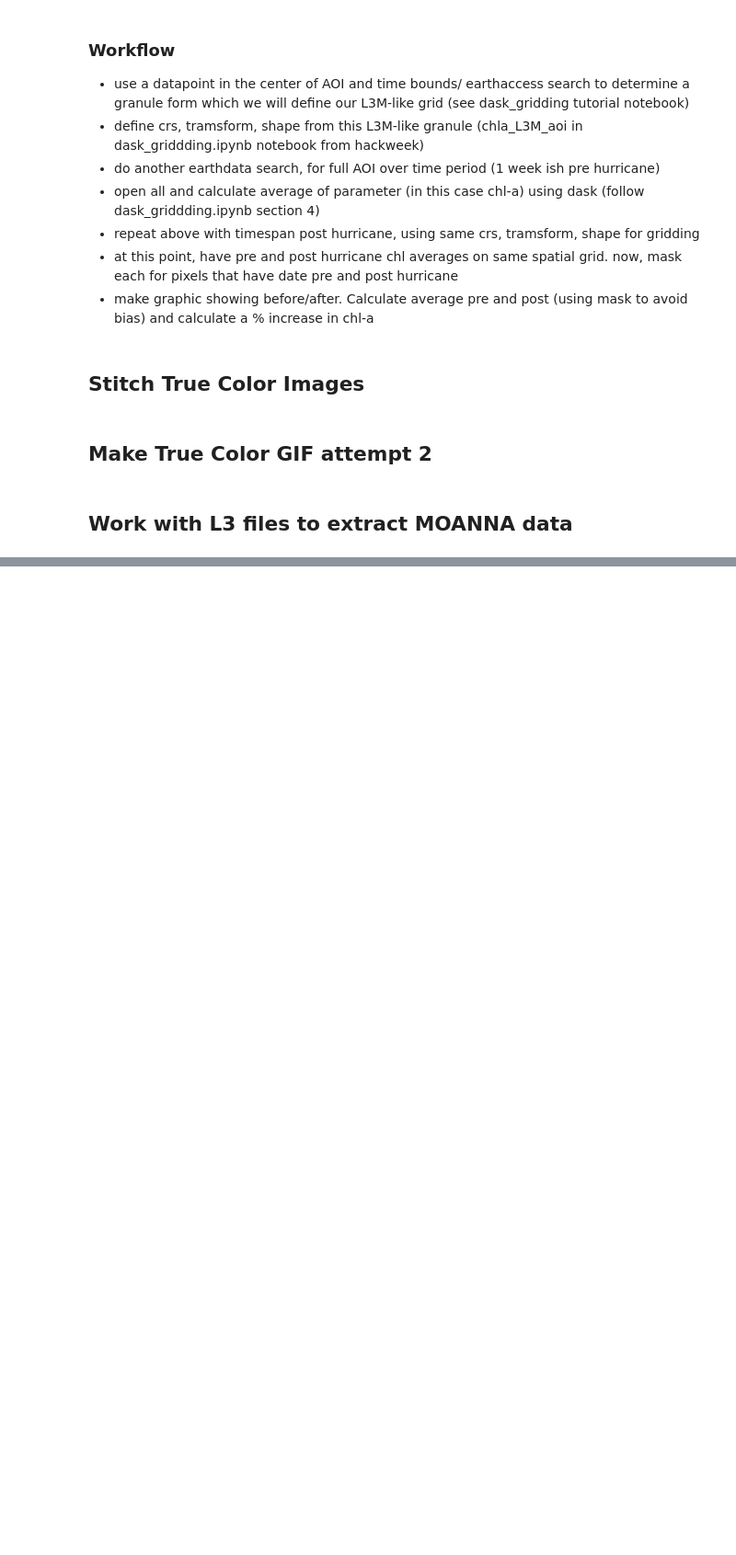
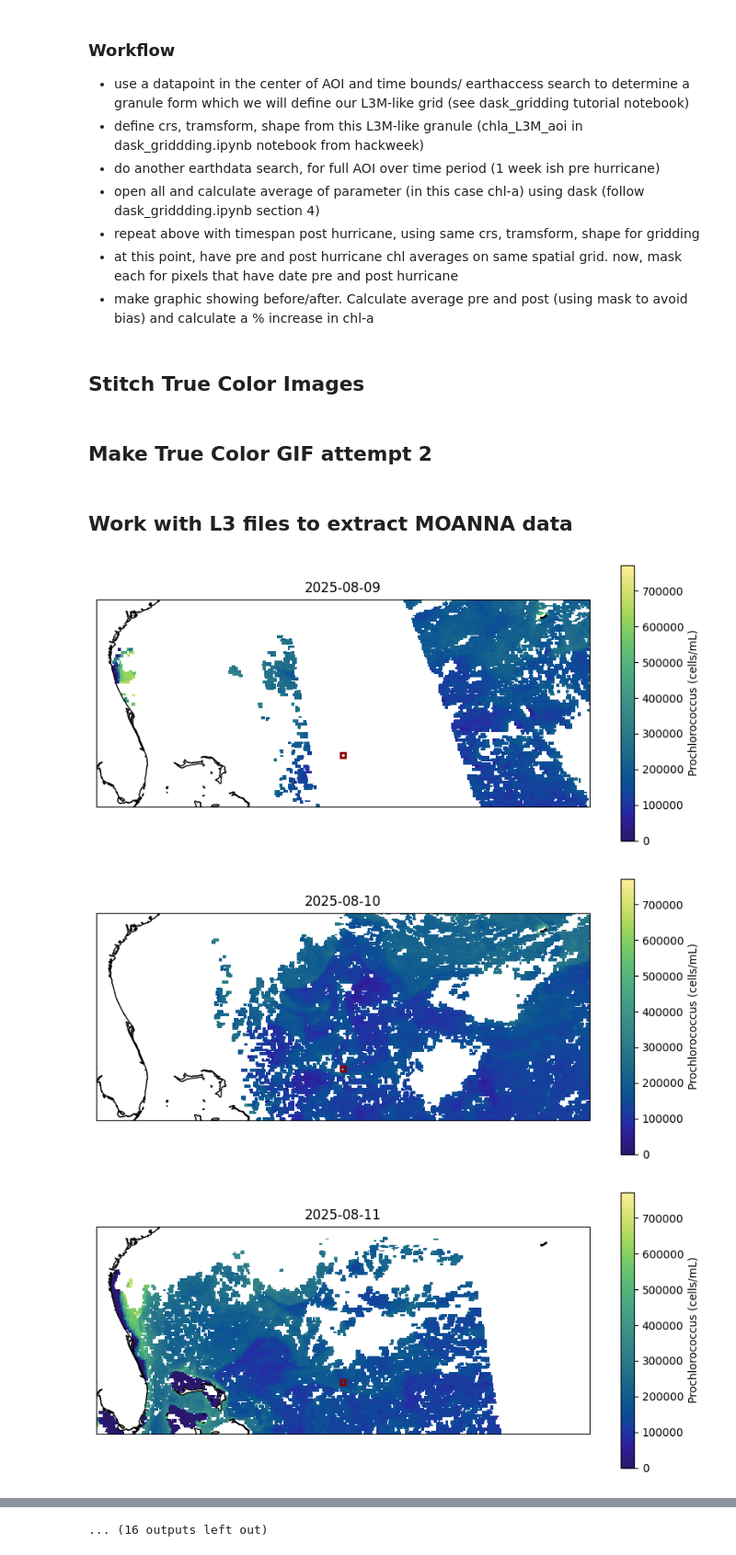
Before and after one commit to skyecaplan/pace-rapid-response, a Jupyter notebook: PRR_OC/PRR_development_MK.ipynb, the cells around one changed output, grey strips where cells are left out. Shown at 92% size. Cells and saved outputs as stored; diff of their text form; code cells hidden in the pictures; blank space fills up the shorter version.

```diff
--- a/PRR_OC/PRR_development_MK.ipynb
+++ b/PRR_OC/PRR_development_MK.ipynb
@@ -1537,30 +1538,49 @@ def time_from_attr_L4MOANNA(ds):
     return ds
 
 dataset = xr.open_mfdataset(paths, preprocess=time_from_attr_L4MOANNA, combine='nested', concat_dim='time')
-dataset
+
+#Add 2025-08-23 to dataset with NaNs since missing due to safehold
+gap_ds = dataset.isel(time=-1).copy()
+# Set all data variables to NaN arrays (float dtype)
+for var in gap_ds.data_vars:
+    shape = gap_ds[var].shape
+    gap_ds[var] = (gap_ds[var].dims, np.full(shape, np.nan, dtype=float))
+
+gap_ds = gap_ds.assign_coords(time=[np.datetime64('2025-08-23')])
+
+dataset = xr.concat([dataset, gap_ds], dim='time')
+dataset = dataset.sortby('time')
 # %%
+# Define the target lat/lon coordinates
+tar_coords_1 = [27, -72.5]
+
 date_str = [str(date) for date in dataset["time"].dt.date.values]
 min_val_bbox = dataset["prococcus_moana"].sel(lon=slice(bbox[0], bbox[2]), lat=slice(bbox[3], bbox[1])).min().values
 max_val_bbox = dataset["prococcus_moana"].sel(lon=slice(bbox[0], bbox[2]), lat=slice(bbox[3], bbox[1])).max().values
 
 for i, data_slice in enumerate(dataset["prococcus_moana"]):
     fig, ax = plt.subplots(figsize=(10, 6), subplot_kw={'projection': ccrs.PlateCarree()})
     im = data_slice.plot(
         x='lon',
         y='lat',
         cmap=cmocean.cm.haline,
         vmin=min_val_bbox,
         vmax=max_val_bbox,
         extend='neither',
         cbar_kwargs={
             'label': 'Prochlorococcus (cells/mL)',
             'spacing': 'proportional',
             'pad': 0.05,
             'shrink': 0.75,
         },
         ax=ax
     )
     ax.coastlines()
     ax.set_xlim(min_lon, max_lon)
     ax.set_ylim(min_lat, max_lat)
     ax.set_title(f'{date_str[i]}')
+    ax.plot(tar_coords_1[1], tar_coords_1[0], 's', markersize=5, label='Target Point', markeredgewidth=2, markerfacecolor='none', markeredgecolor=mcolors.CSS4_COLORS['darkred'])
+# %% [output]
+[figure, added]
+[figure, added]
+[figure, added]
@@ -1567,3 +1596,4 @@ for i, data_slice in enumerate(dataset["prococcus_moana"]):
+... (16 outputs left out)
 # %%
 fig,ax = plt.subplots(subplot_kw={'projection': ccrs.PlateCarree()})
 ax.gridlines(draw_labels={"left": "y", "bottom": "x"})
```
Also changed, not shown: parts of 17 cells of this notebook, 9 other files.
